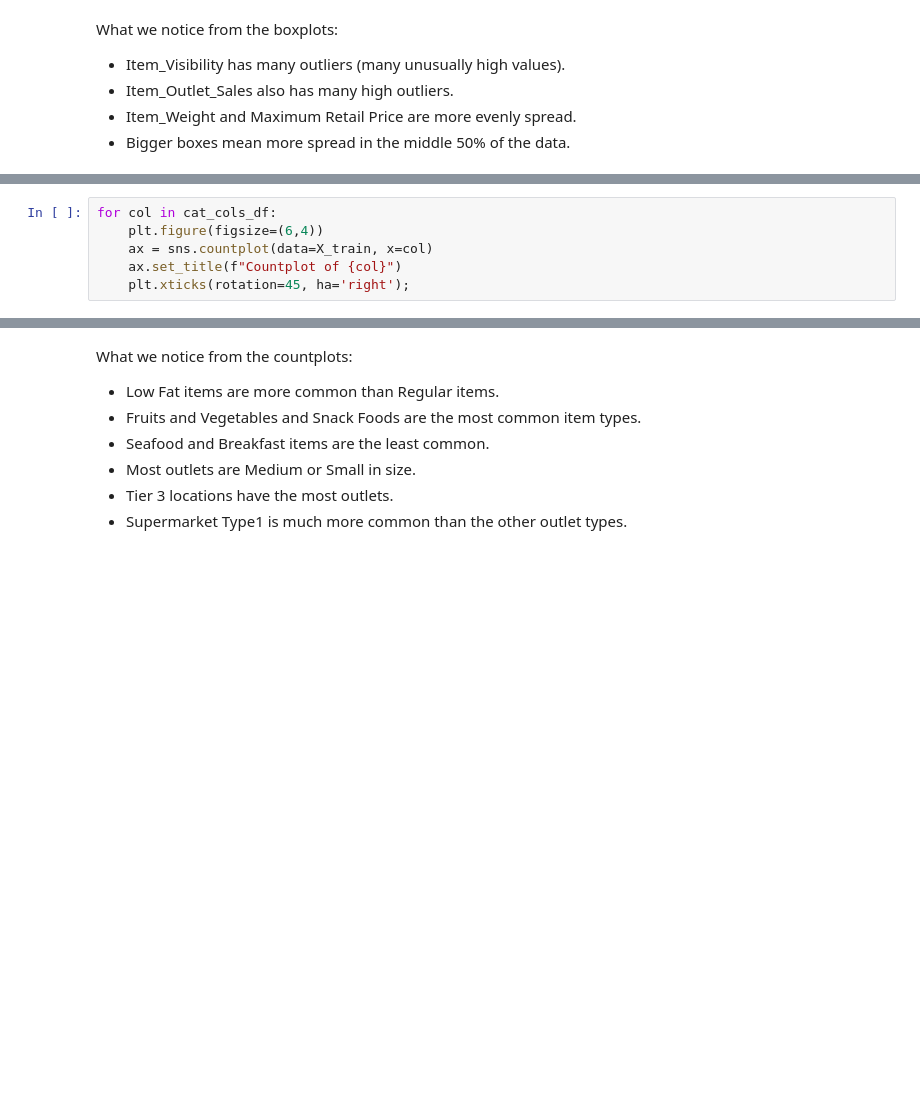
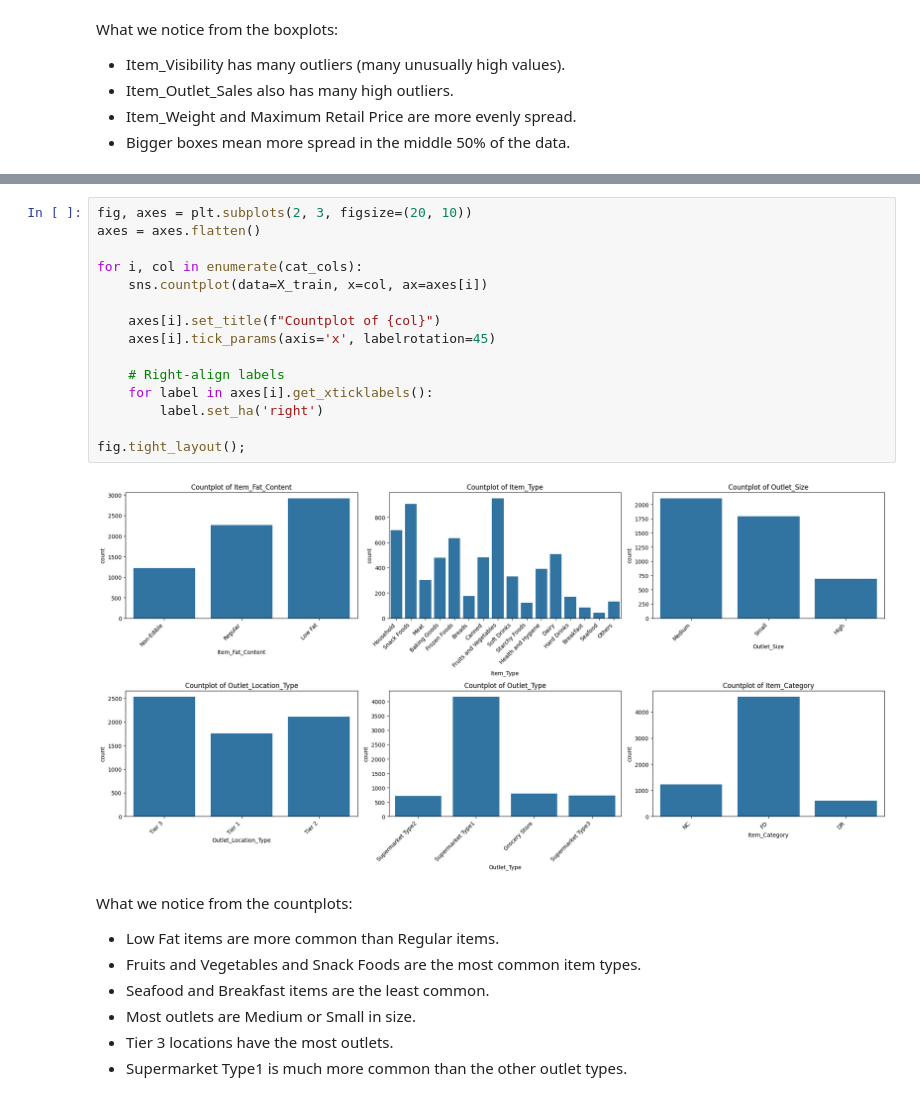
Before and after one commit to swirita/Prediction-of-Product-Sales, a Jupyter notebook: Prediction_of_Product_Sales.ipynb, the cells around one changed output, grey strips where cells are left out. Cells and saved outputs as stored; diff of their text form; blank space fills up the shorter version.

```diff
--- a/Prediction_of_Product_Sales.ipynb
+++ b/Prediction_of_Product_Sales.ipynb
@@ -371,6 +375,0 @@ What we notice from the boxplots:
-# %%
-for col in cat_cols_df:
-    plt.figure(figsize=(6,4))
-    ax = sns.countplot(data=X_train, x=col)
-    ax.set_title(f"Countplot of {col}")
-    plt.xticks(rotation=45, ha='right');
@@ -384,3 +376,20 @@ for col in cat_cols_df:
+# %%
+fig, axes = plt.subplots(2, 3, figsize=(20, 10))
+axes = axes.flatten()
+
+for i, col in enumerate(cat_cols):
+    sns.countplot(data=X_train, x=col, ax=axes[i])
+
+    axes[i].set_title(f"Countplot of {col}")
+    axes[i].tick_params(axis='x', labelrotation=45)
+
+    # Right-align labels
+    for label in axes[i].get_xticklabels():
+        label.set_ha('right')
+
+fig.tight_layout();
+# %% [output]
+[figure, added]
 # %% [markdown]
 What we notice from the countplots:
 
```
Also changed, not shown: parts of 42 cells of this notebook.
